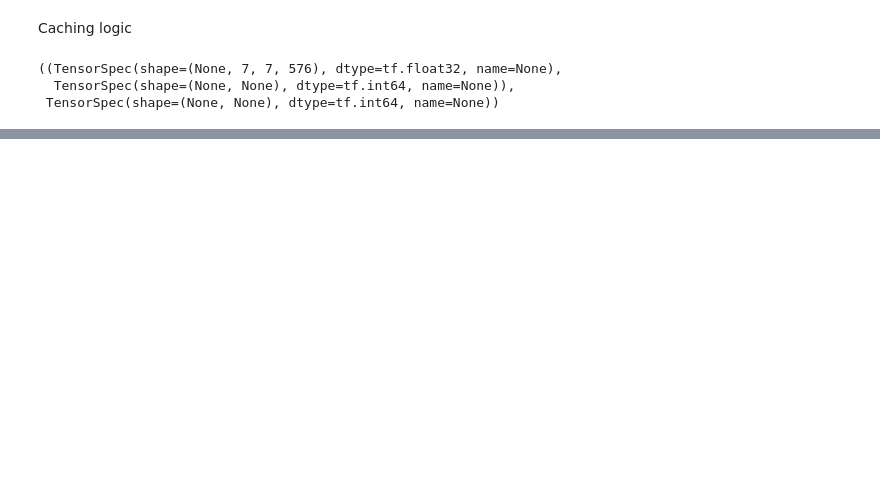
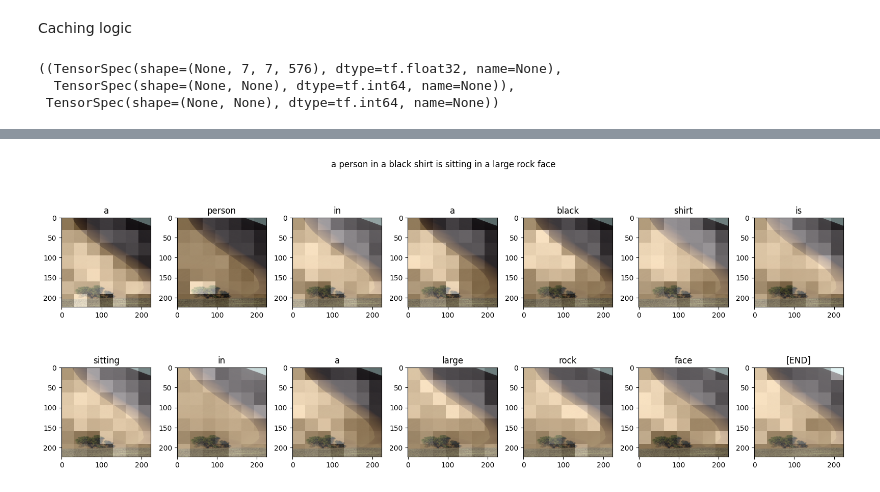
Before and after one commit to Alexiush/advanced_ml, a Jupyter notebook: lb3/lab_3.ipynb, the cells around one changed output, grey strips where cells are left out. Saved outputs shown, nothing was run; the diff lists cells and outputs as text; code cells hidden in the pictures; blank space fills up the shorter version.

```diff
--- a/lb3/lab_3.ipynb
+++ b/lb3/lab_3.ipynb
@@ -747,0 +772,6 @@ run_and_show_attention(model, image)
+# %%
+image_path = 'Namib.jpg'  # Replace with your uploaded image's filename
+preprocessed_image = load_image(image_path)
+run_and_show_attention(model, preprocessed_image)
+# %% [output]
+[figure, added]
```
Also changed, not shown: parts of 23 cells of this notebook, 2 other files.
